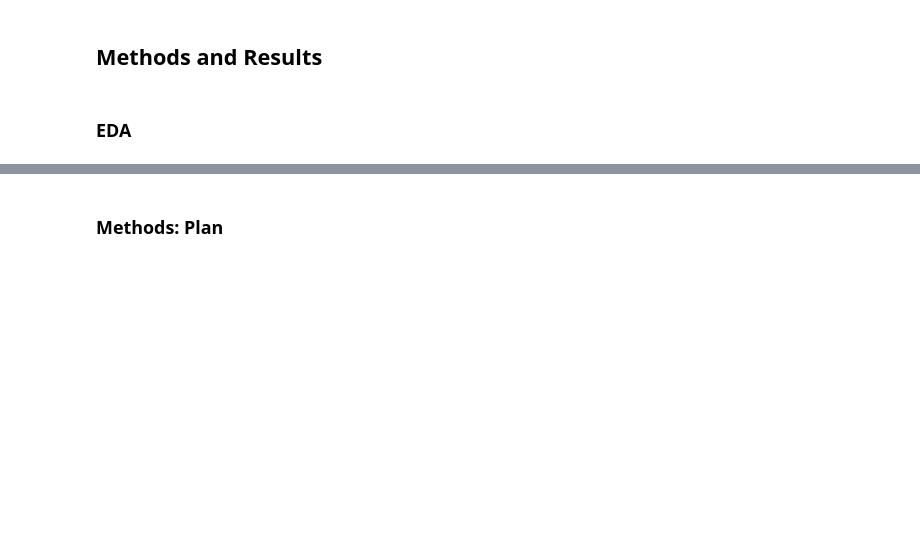
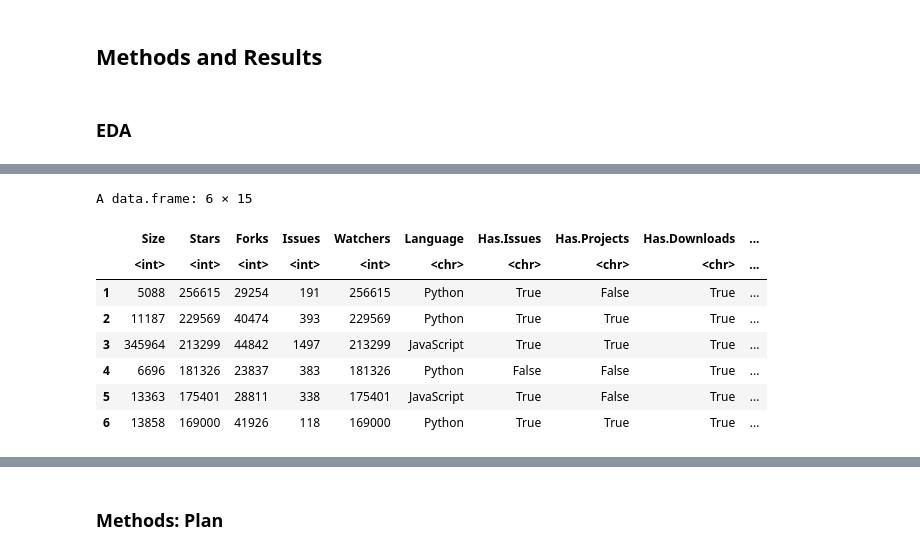
Before and after one commit to alim0118/stat-301-group-project, a Jupyter notebook: final_report.ipynb, the cells around one changed output, grey strips where cells are left out. Drawn from its saved outputs; the diff is of its cells as text; code cells hidden in the pictures; blank space fills up the shorter version.

```diff
--- a/final_report.ipynb
+++ b/final_report.ipynb
@@ -47,0 +176,14 @@ The features include:
+# %%
+repositories <- repositories %>%
+    filter(Language == "Python" | Language == "JavaScript" | Language == "Java")
+head(repositories)
+# %% [output]
+A data.frame: 6 × 15
+|  | Size | Stars | Forks | Issues | Watchers | Language | Has.Issues | Has.Projects | Has.Downloads | ... |
+|  | <int> | <int> | <int> | <int> | <int> | <chr> | <chr> | <chr> | <chr> | ... |
+| 1 | 5088 | 256615 | 29254 | 191 | 256615 | Python | True | False | True | ... |
+| 2 | 11187 | 229569 | 40474 | 393 | 229569 | Python | True | True | True | ... |
+| 3 | 345964 | 213299 | 44842 | 1497 | 213299 | JavaScript | True | True | True | ... |
+| 4 | 6696 | 181326 | 23837 | 383 | 181326 | Python | False | False | True | ... |
+| 5 | 13363 | 175401 | 28811 | 338 | 175401 | JavaScript | True | False | True | ... |
+| 6 | 13858 | 169000 | 41926 | 118 | 169000 | Python | True | True | True | ... |
```
Also changed, not shown: parts of 16 cells of this notebook.
